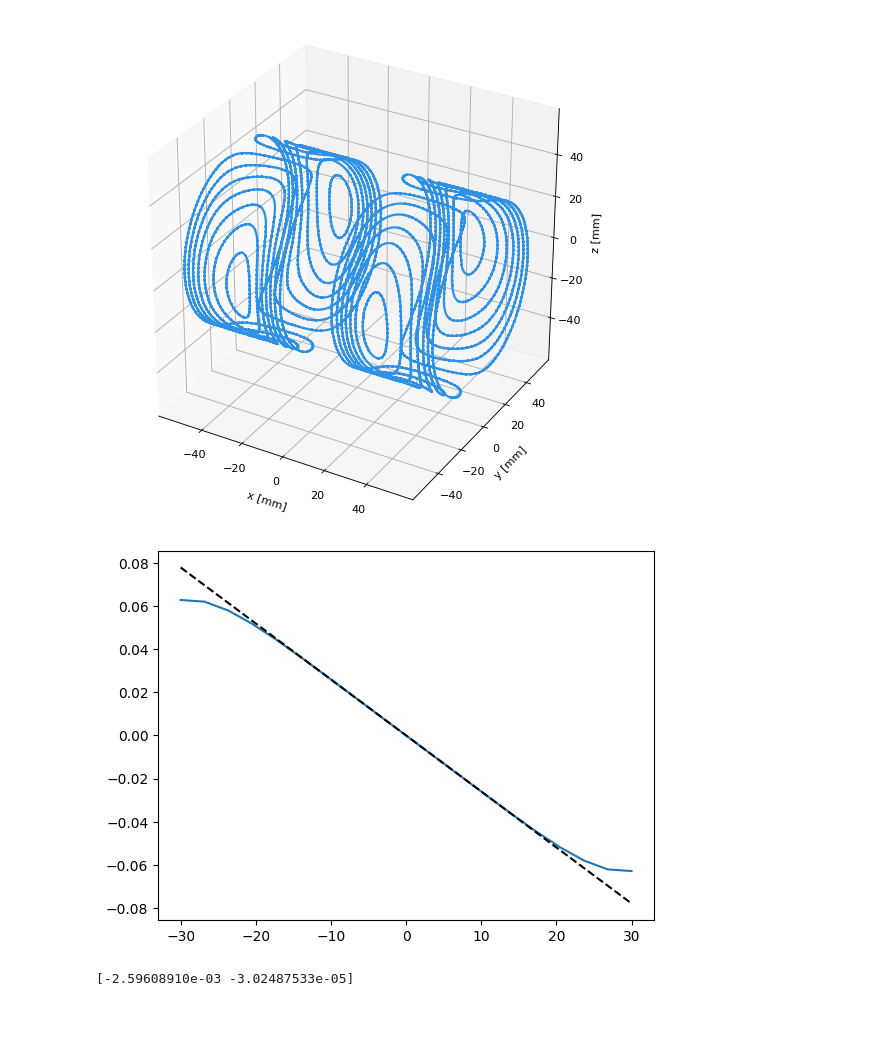
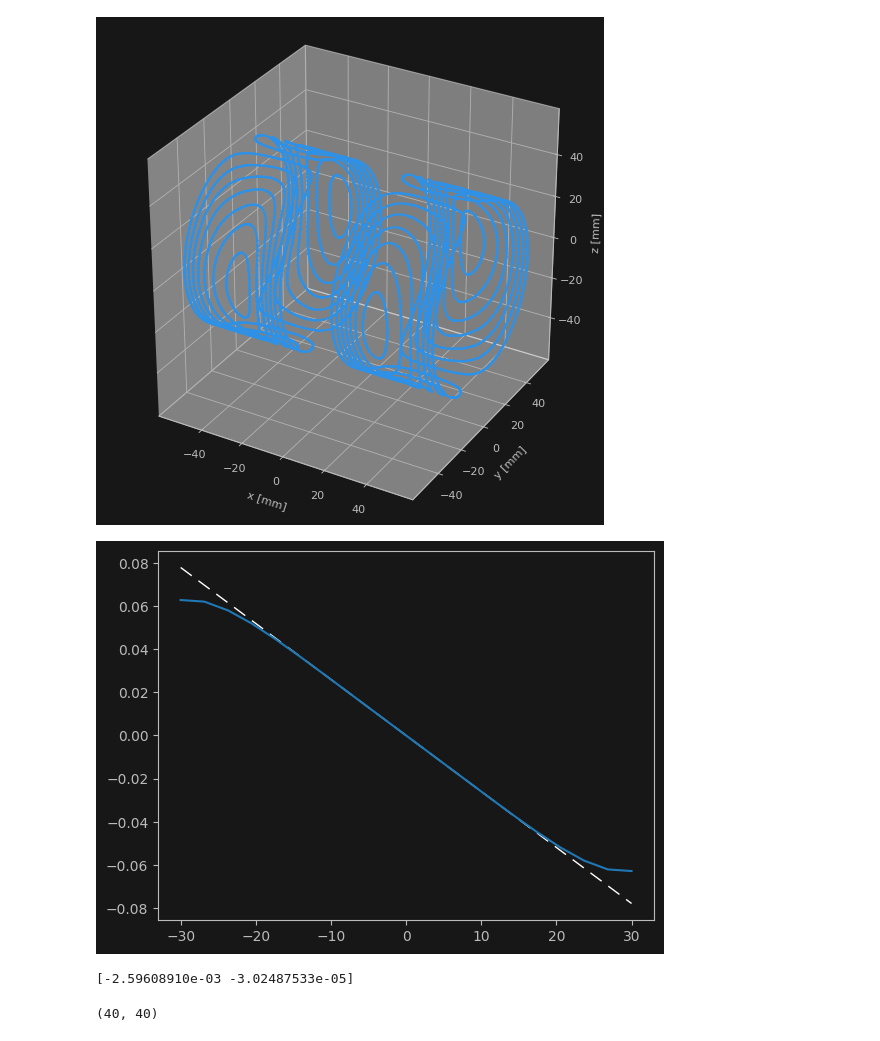
Before and after one commit to DavideRuzza/MiniMri, a Jupyter notebook: Gradient_coil/grad_coil_field_sim.ipynb, the cells around one changed output. Drawn from its saved outputs; the diff is of its cells as text; code cells hidden in the pictures.

Commit message:
added matplotlib style file

```diff
--- a/Gradient_coil/grad_coil_field_sim.ipynb
+++ b/Gradient_coil/grad_coil_field_sim.ipynb
@@ -4,6 +4,7 @@ import magpylib as magpy
 import matplotlib.pyplot as plt
 import matplotlib.pylab as pl
 from matplotlib.colors import ListedColormap
+plt.style.use("../matplotlib_hackaday.mplstyle")
 # %%
 mu0 = 4*np.pi*1e-7 # T*m/A
 gamma_h = 42.5756  # MHz/T
@@ -30,9 +31,9 @@ for c in coils[1:]:
     tot_coil+=c
 tot_coil.show()
 # %% [output]
-[figure, old version]
+[figure, new version]
 # %%
-size = 100
+size = 40
 ts = np.linspace(-25, 25, size)
 
 XZx, XZz = np.meshgrid(ts, ts)
@@ -52,33 +53,36 @@ Byz = tot_coil.getB(gridyz)
 # %%
 # Y grdient
 y = np.linspace(-30, 30, 20)
 y_l = np.linspace(-5, 5, 20)
 sy = [magpy.Sensor((0, i, 0)) for i in y]
 sy_l = [magpy.Sensor((0, i, 0)) for i in y_l]
 
 By = tot_coil.getB(*sy)[:,0]
 By_l = tot_coil.getB(*sy_l)[:,0]
 
 # ciao
-
 coef = np.polyfit(y_l,By_l,1)
 poly1d_fn = np.poly1d(coef)
 
 
 grad_xy = gridxy[:,:,1]*coef[0]+coef[1]
 grad_xy.shape
 
 grad_yz = gridyz[:,:,1]*coef[0]+coef[1]
 grad_yz.shape
 
 plt.plot(y, By)
-plt.plot(y, poly1d_fn(y), '--k')
+plt.plot(y, poly1d_fn(y), dashes=((10, 6)), color='w', lw=1, zorder=-1)
 plt.show()
 
 print(coef)
 # %% [output]
-[figure, old version]
+[figure, new version]
 [-2.59608910e-03 -3.02487533e-05]
+# %%
+grad_xy.shape
+# %% [output]
+(40, 40)
 # %%
 fig = plt.figure(figsize=(16, 9), dpi=90)
 plt.subplot(2, 3, 1)
```
Also changed, not shown: parts of 2 cells of this notebook, 2 other files.
